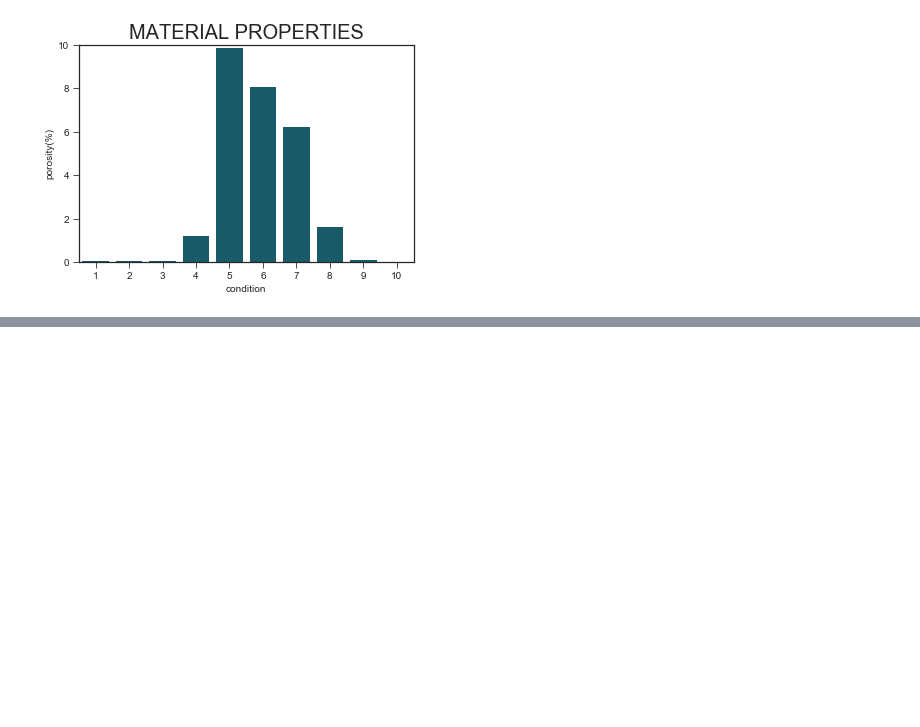
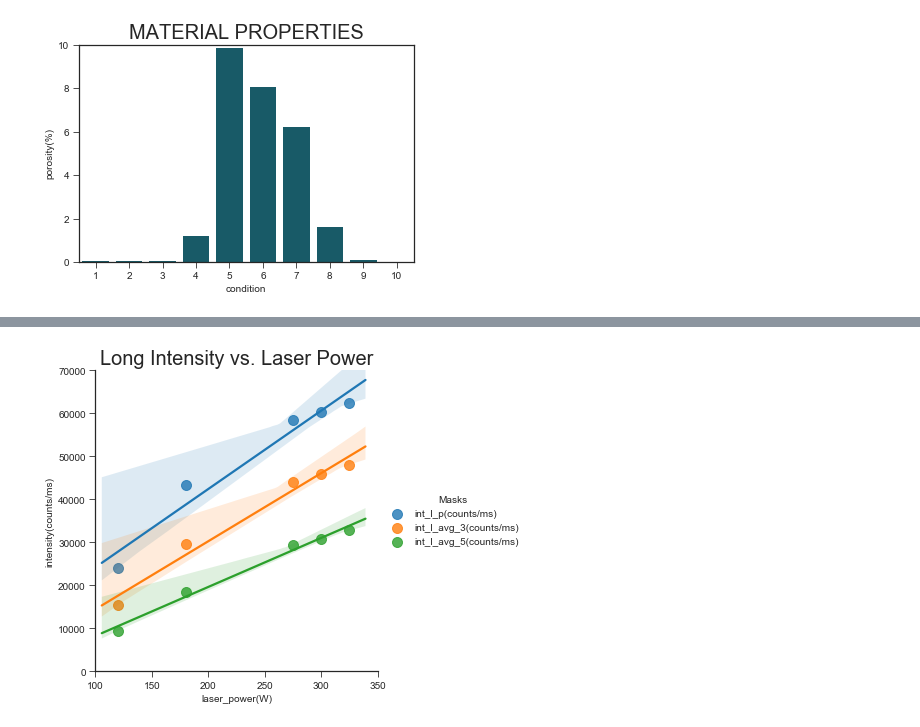
Before and after one commit to milesin3d/IncreaseAMYield, a Jupyter notebook: IncreaseAMYield.ipynb, the cells around one changed output, grey strips where cells are left out. Saved outputs shown, nothing was run; the diff lists cells and outputs as text; code cells hidden in the pictures; blank space fills up the shorter version.

```diff
--- a/IncreaseAMYield.ipynb
+++ b/IncreaseAMYield.ipynb
@@ -790,0 +949,42 @@ plt.ylim(0, 10)
+# %%
+# Create df for long wavelength intensities vs print parameters
+
+# select all intensity column labels for the long wavelength
+int_cols_l = [x for x in list(mpm_avg) if ('(counts/ms)'and '_l_') in x]
+
+# select the columns to be ploted on the y axis
+mpm_int_l = mpm_avg[int_cols_l]
+
+# bring the column labels into the index
+mpm_int_l = mpm_int_l.stack()
+
+# join it to the print parameters df
+mpm_int_l = pp.join(mpm_int_l.to_frame())
+
+# set index and column names
+mpm_int_l.index.names = ['condition','mask']
+mpm_int_l = mpm_int_l.rename(columns = {0:'intensity(counts/ms)'})
+# %%
+# Plot long intensity vs laser power
+
+# select power variation (pv) rows
+mpm_int_l_pv = mpm_int_l[mpm_int_l['cond_type'] == 'PV']
+
+# convert the level_1 index into a column
+mpm_int_l_pv.reset_index(level=1, inplace=True)
+
+# values used to create the plot
+plot_dict_int_l_pv = {
+                'x_data' : 'laser_power(W)',
+                'y_data' : 'intensity(counts/ms)',
+                'table' : mpm_int_l_pv,
+                'hue' : 'mask',
+                'title' : 'Long Intensity vs. Laser Power',
+                'x_lim' : [100,350],
+                'y_lim' : [0,70000],
+                'legend_title' : 'Masks'
+             }
+
+create_lmplot(plot_dict_int_l_pv)
+# %% [output]
+[figure, added]
```
Also changed, not shown: parts of 43 cells of this notebook.
